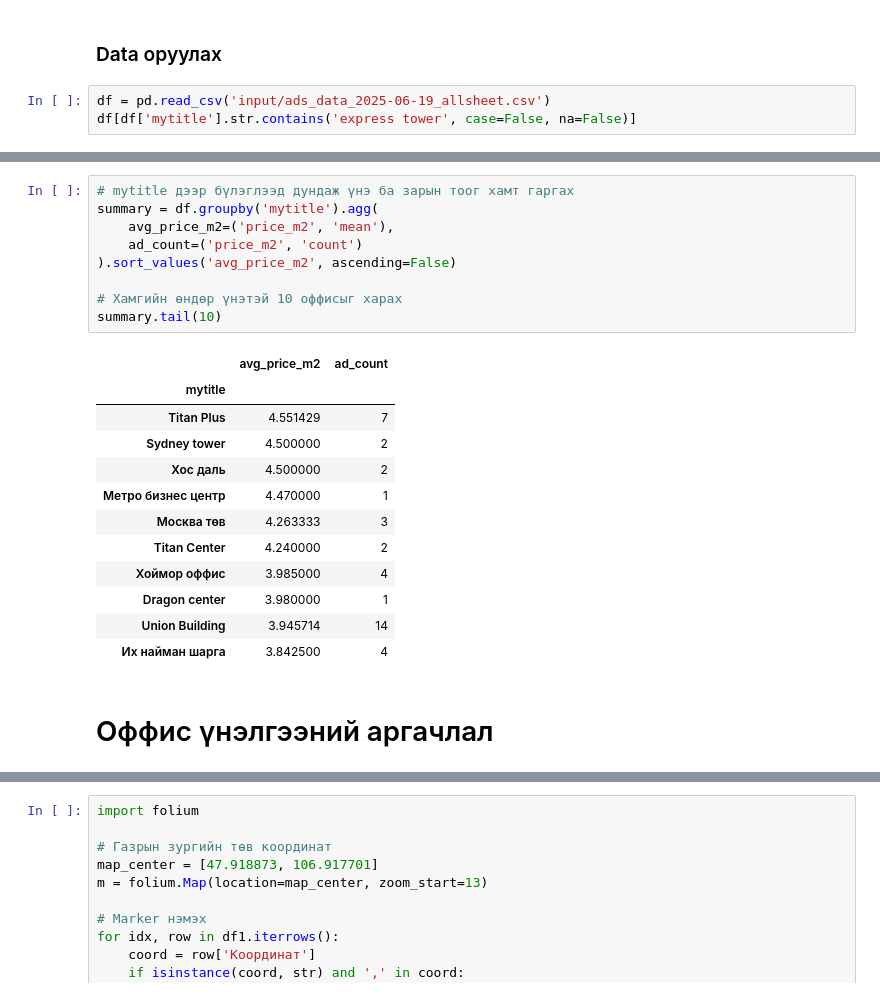
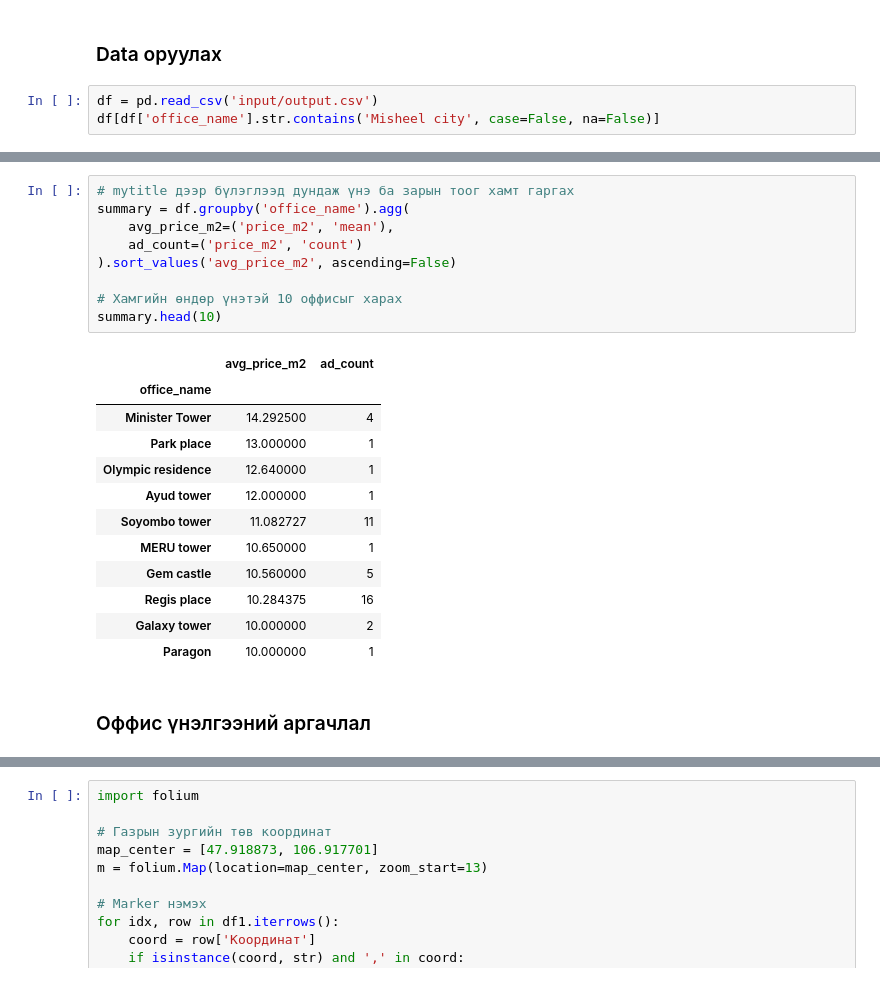
Before and after one commit to Renchint/Office, a Jupyter notebook: 03_Analyz/Analyz.ipynb, the cells around one changed output, grey strips where cells are left out. Cells and saved outputs as stored; diff of their text form.

```diff
--- a/03_Analyz/Analyz.ipynb
+++ b/03_Analyz/Analyz.ipynb
@@ -7,6 +10,6 @@ import folium
 # %% [markdown]
 ### Data оруулах
 # %%
-df = pd.read_csv('input/ads_data_2025-06-19_allsheet.csv')
-df[df['mytitle'].str.contains('express tower', case=False, na=False)]
+df = pd.read_csv('input/output.csv')
+df[df['office_name'].str.contains('Misheel city', case=False, na=False)]
 # %% [output]
@@ -32,25 +35,25 @@ df[df['mytitle'].str.contains('express tower', case=False, na=False)]
 # %%
 # mytitle дээр бүлэглээд дундаж үнэ ба зарын тоог хамт гаргах
-summary = df.groupby('mytitle').agg(
+summary = df.groupby('office_name').agg(
     avg_price_m2=('price_m2', 'mean'),
     ad_count=('price_m2', 'count')
 ).sort_values('avg_price_m2', ascending=False)
 
 # Хамгийн өндөр үнэтэй 10 оффисыг харах
-summary.tail(10)
+summary.head(10)
 # %% [output]
 |  | avg_price_m2 | ad_count |
-| mytitle |  |  |
-| Titan Plus | 4.551429 | 7 |
-| Sydney tower | 4.500000 | 2 |
-| Хос даль | 4.500000 | 2 |
-| Метро бизнес центр | 4.470000 | 1 |
-| Москва төв | 4.263333 | 3 |
-| Titan Center | 4.240000 | 2 |
-| Хоймор оффис | 3.985000 | 4 |
-| Dragon center | 3.980000 | 1 |
-| Union Building | 3.945714 | 14 |
-| Их найман шарга | 3.842500 | 4 |
+| office_name |  |  |
+| Minister Tower | 14.292500 | 4 |
+| Park place | 13.000000 | 1 |
+| Olympic residence | 12.640000 | 1 |
+| Ayud tower | 12.000000 | 1 |
+| Soyombo tower | 11.082727 | 11 |
+| MERU tower | 10.650000 | 1 |
+| Gem castle | 10.560000 | 5 |
+| Regis place | 10.284375 | 16 |
+| Galaxy tower | 10.000000 | 2 |
+| Paragon | 10.000000 | 1 |
 # %% [markdown]
-# Оффис үнэлгээний аргачлал
+### Оффис үнэлгээний аргачлал
 # %%
```
Also changed, not shown: parts of 9 cells of this notebook, 21 other files.
